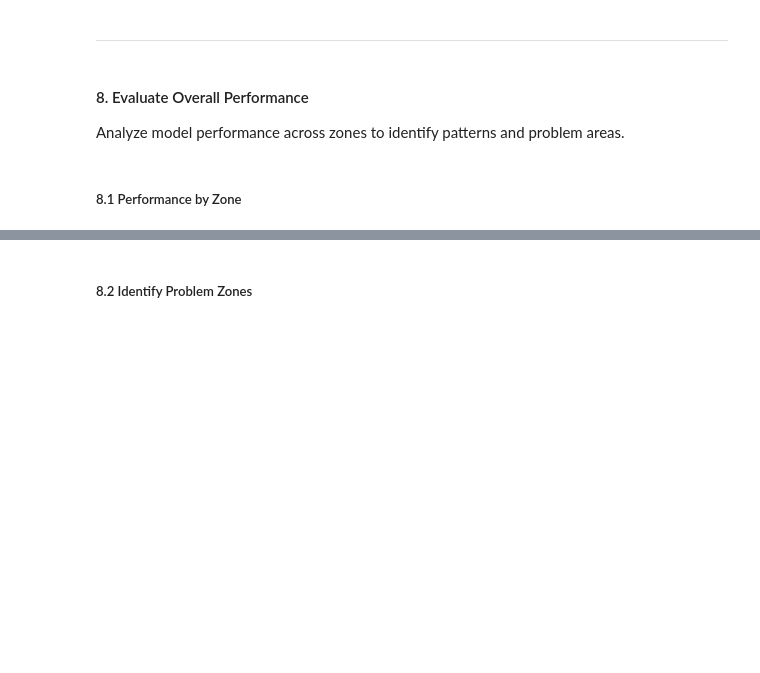
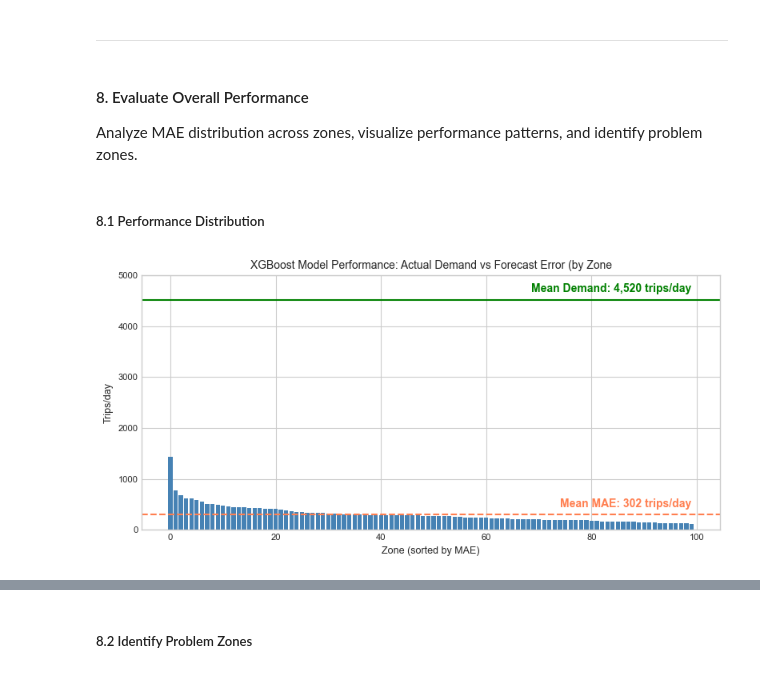
Before and after one commit to KRFlowers/nyc-fhv-rideshare-forecasting, a Jupyter notebook: notebooks/03_demand_forecasting.ipynb, the cells around one changed output, grey strips where cells are left out. Drawn from its saved outputs; the diff is of its cells as text; code cells hidden in the pictures; blank space fills up the shorter version.

```diff
--- a/notebooks/03_demand_forecasting.ipynb
+++ b/notebooks/03_demand_forecasting.ipynb
@@ -606,7 +817,7 @@ print(f"Forecasting {len(zone_ids)} zones...")
 
 for zone_id in tqdm(zone_ids):
     try:
-        result = forecast_zone_prophet(zone_id, train, test)
+        result = forecast_zone_xgboost(zone_id, train_xgb, test_xgb, feature_cols)
         all_results.append(result)
     except Exception as e:
         print(f"Zone {zone_id} failed: {e}")
@@ -633,6 +865,6 @@ print(f"  Max:    {zone_results_df['MAE'].max():,.0f} trips/day")
 # %% [markdown]
 #### 8. Evaluate Overall Performance
 
-Analyze model performance across zones to identify patterns and problem areas.
+Analyze MAE distribution across zones, visualize performance patterns, and identify problem zones.
 # %% [markdown]
-##### 8.1 Performance by Zone
+##### 8.1 Performance Distribution
@@ -661,0 +871,30 @@ plt.show()
+# %%
+# What: Visualize MAE distribution across zones with demand context
+# Why: Show error magnitude relative to what we're predicting
+
+fig, ax = plt.subplots(figsize=(8, 4))
+
+sorted_results = zone_results_df.sort_values('MAE', ascending=False)
+ax.bar(range(len(sorted_results)), sorted_results['MAE'], color='steelblue')
+
+# Mean demand line with label
+ax.axhline(overall_mean_demand, color='green', linestyle='-')
+ax.text(len(sorted_results) - 1, overall_mean_demand + 100,
+        f"Mean Demand: {overall_mean_demand:,.0f} trips/day",
+        ha='right', va='bottom', color='green', fontweight='bold')
+
+# Mean MAE line with label
+ax.axhline(zone_results_df['MAE'].mean(), color='coral', linestyle='--')
+ax.text(len(sorted_results) - 1, zone_results_df['MAE'].mean() + 100,
+        f"Mean MAE: {zone_results_df['MAE'].mean():,.0f} trips/day",
+        ha='right', va='bottom', color='coral', fontweight='bold')
+
+ax.set_xlabel('Zone (sorted by MAE)')
+ax.set_ylabel('Trips/day')
+ax.set_ylim(0, 5000)
+ax.set_title('XGBoost Model Performance: Actual Demand vs Forecast Error (by Zone')
+
+plt.tight_layout()
+plt.show()
+# %% [output]
+[figure, added]
```
Also changed, not shown: parts of 76 cells of this notebook, 1 other file.
